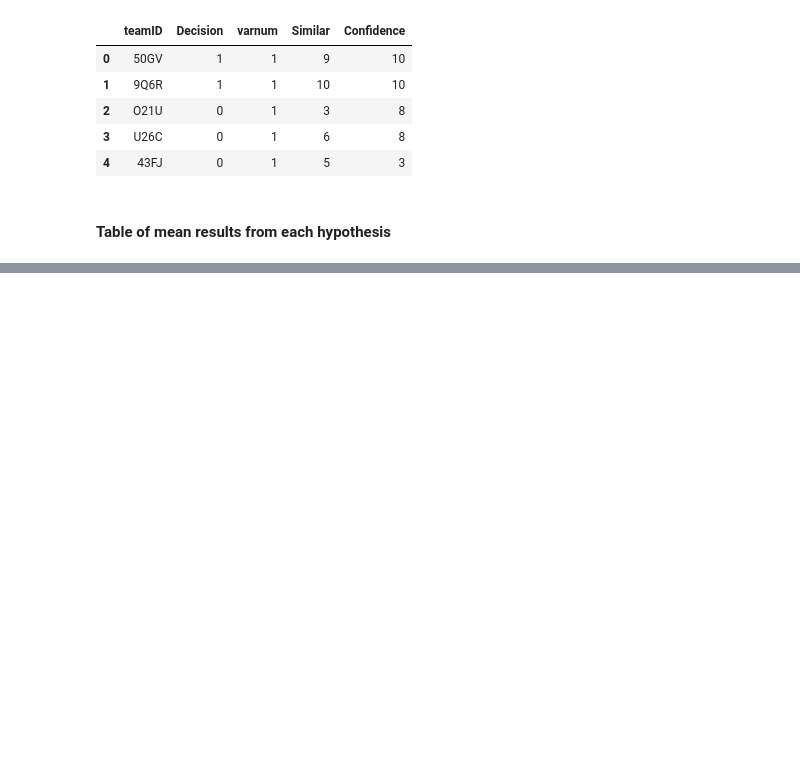
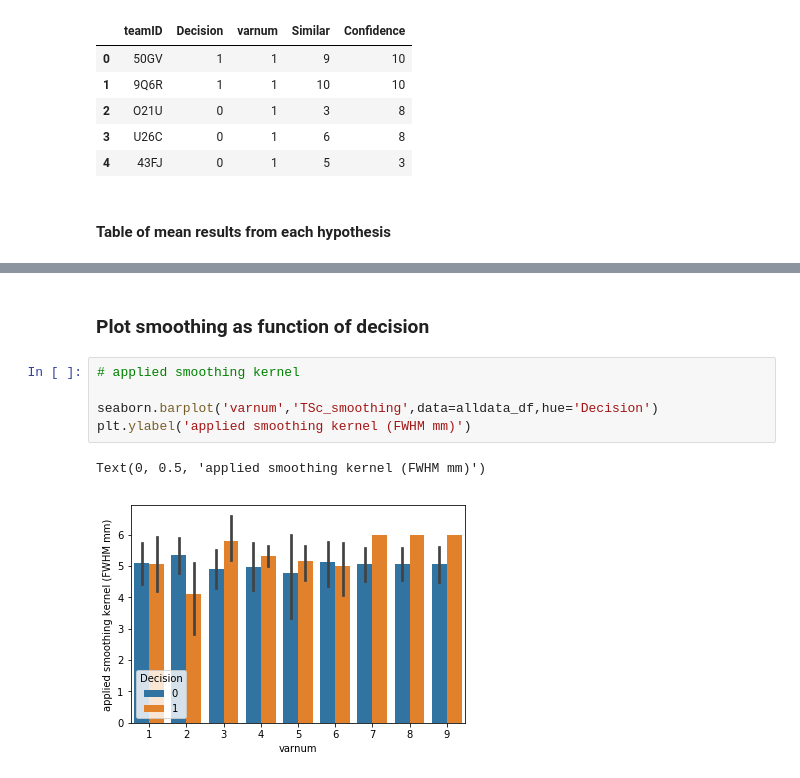
Before and after one commit to poldrack/narps, a Jupyter notebook: analysis/AnalyzeDecisions.ipynb, the cells around one changed output, grey strips where cells are left out. Saved outputs shown, nothing was run; the diff lists cells and outputs as text; blank space fills up the shorter version.

```diff
--- a/analysis/AnalyzeDecisions.ipynb
+++ b/analysis/AnalyzeDecisions.ipynb
@@ -54,0 +100,10 @@ alldata_df.head()
+# %% [markdown]
+### Plot smoothing as function of decision
+# %%
+# applied smoothing kernel
+
+seaborn.barplot('varnum','TSc_smoothing',data=alldata_df,hue='Decision')
+plt.ylabel('applied smoothing kernel (FWHM mm)')
+# %% [output]
+Text(0, 0.5, 'applied smoothing kernel (FWHM mm)')
+[figure, added]
```
Also changed, not shown: parts of 17 cells of this notebook.
